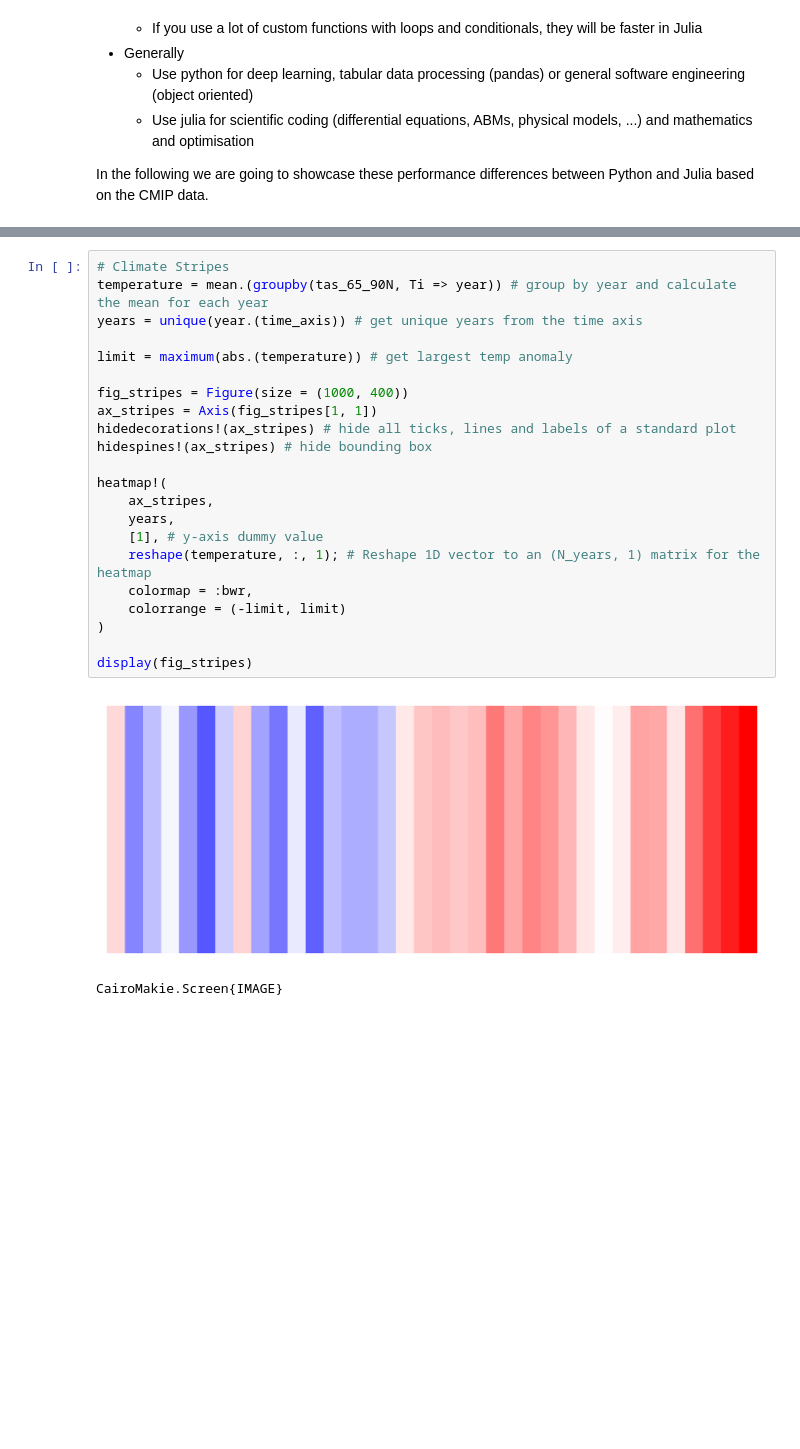
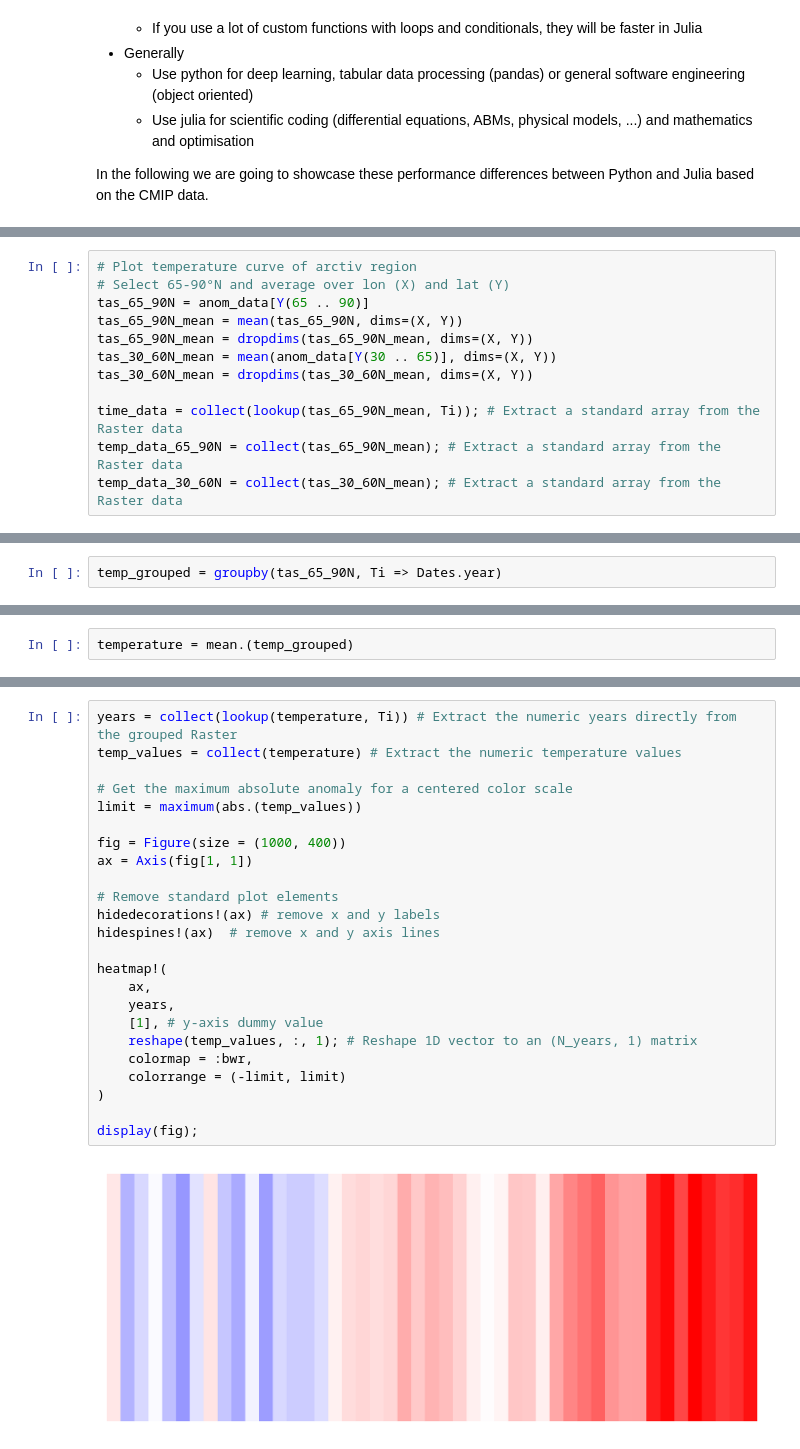
Before and after one commit to TimMauch/Julia-CMIP, a Jupyter notebook: climate_stripes.ipynb, the cells around one changed output, grey strips where cells are left out. Saved outputs shown, nothing was run; the diff lists cells and outputs as text; blank space fills up the shorter version.

```diff
--- a/climate_stripes.ipynb
+++ b/climate_stripes.ipynb
@@ -400,0 +339,12 @@ CairoMakie.Screen{IMAGE}
+# %%
+# Plot temperature curve of arctiv region
+# Select 65-90°N and average over lon (X) and lat (Y)
+tas_65_90N = anom_data[Y(65 .. 90)]
+tas_65_90N_mean = mean(tas_65_90N, dims=(X, Y))
+tas_65_90N_mean = dropdims(tas_65_90N_mean, dims=(X, Y))
+tas_30_60N_mean = mean(anom_data[Y(30 .. 65)], dims=(X, Y))
+tas_30_60N_mean = dropdims(tas_30_60N_mean, dims=(X, Y))
+
+time_data = collect(lookup(tas_65_90N_mean, Ti)); # Extract a standard array from the Raster data
+temp_data_65_90N = collect(tas_65_90N_mean); # Extract a standard array from the Raster data
+temp_data_30_60N = collect(tas_30_60N_mean); # Extract a standard array from the Raster data
@@ -400,0 +383,2 @@ CairoMakie.Screen{IMAGE}
+# %%
+temp_grouped = groupby(tas_65_90N, Ti => Dates.year)
@@ -400,0 +399,2 @@ CairoMakie.Screen{IMAGE}
+# %%
+temperature = mean.(temp_grouped)
@@ -401,25 +417,26 @@ CairoMakie.Screen{IMAGE}
 # %%
-# Climate Stripes
-temperature = mean.(groupby(tas_65_90N, Ti => year)) # group by year and calculate the mean for each year
-years = unique(year.(time_axis)) # get unique years from the time axis
+years = collect(lookup(temperature, Ti)) # Extract the numeric years directly from the grouped Raster
+temp_values = collect(temperature) # Extract the numeric temperature values
 
-limit = maximum(abs.(temperature)) # get largest temp anomaly
+# Get the maximum absolute anomaly for a centered color scale
+limit = maximum(abs.(temp_values))
 
-fig_stripes = Figure(size = (1000, 400))
-ax_stripes = Axis(fig_stripes[1, 1])
-hidedecorations!(ax_stripes) # hide all ticks, lines and labels of a standard plot
-hidespines!(ax_stripes) # hide bounding box
+fig = Figure(size = (1000, 400))
+ax = Axis(fig[1, 1])
+
+# Remove standard plot elements
+hidedecorations!(ax) # remove x and y labels
+hidespines!(ax)  # remove x and y axis lines
 
 heatmap!(
-    ax_stripes,
+    ax,
     years,
     [1], # y-axis dummy value
-    reshape(temperature, :, 1); # Reshape 1D vector to an (N_years, 1) matrix for the heatmap
+    reshape(temp_values, :, 1); # Reshape 1D vector to an (N_years, 1) matrix
     colormap = :bwr,
     colorrange = (-limit, limit)
 )
 
-display(fig_stripes)
+display(fig);
 # %% [output]
-[figure, old version]
+[figure, new version]
-CairoMakie.Screen{IMAGE}
```
Also changed, not shown: parts of 33 cells of this notebook, 7 other files.
